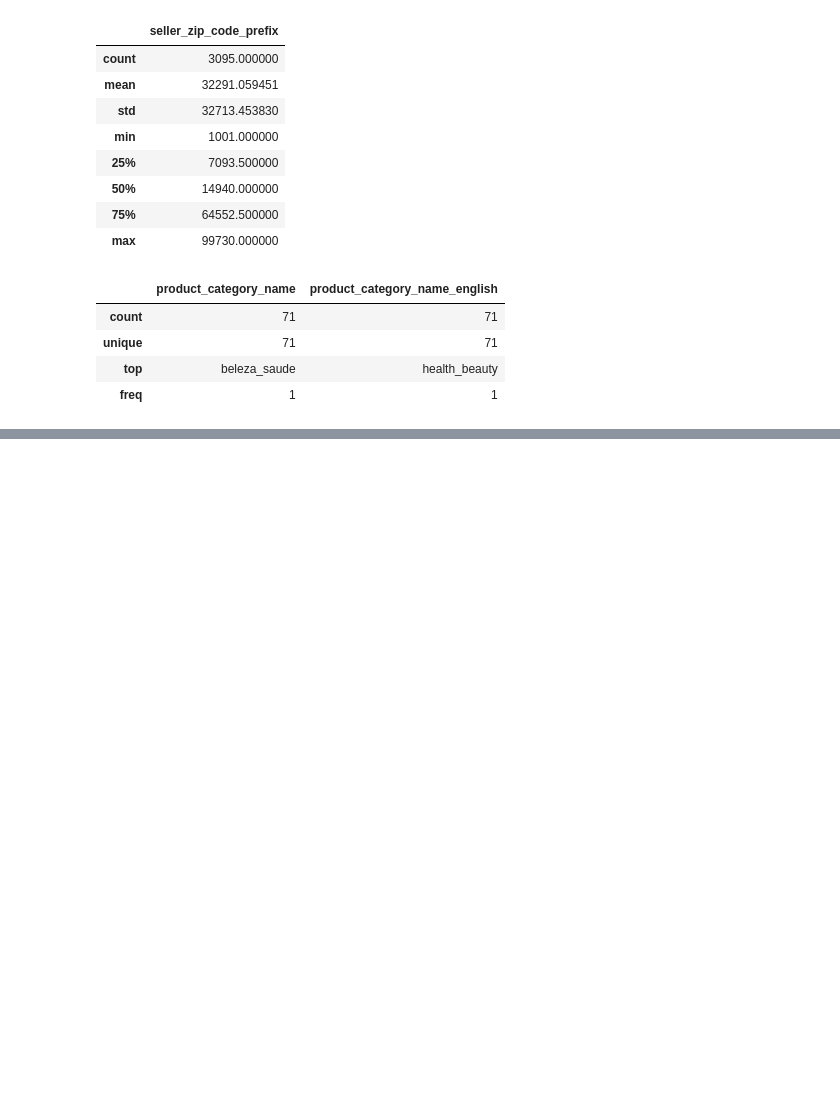
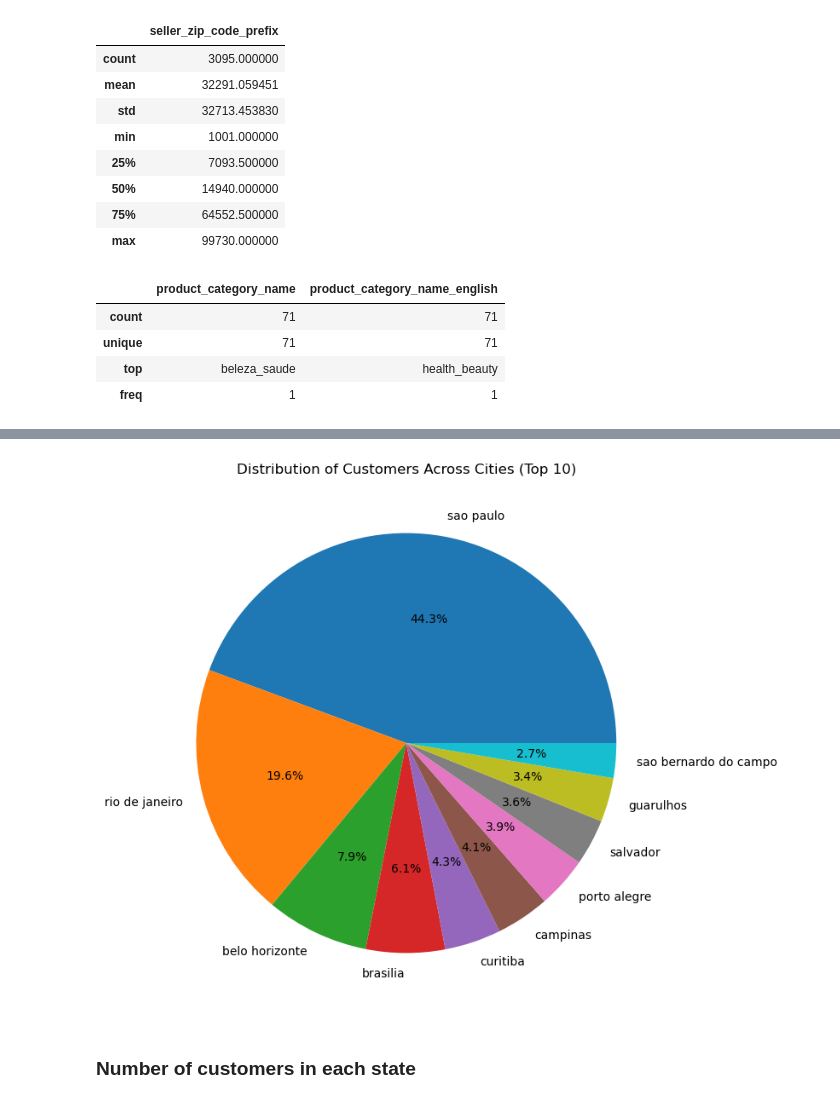
Before and after one commit to MaxLopezSalgado/brazilian_e-commerce, a Jupyter notebook: EDA/EDA.ipynb, the cells around one changed output, grey strips where cells are left out. Cells and saved outputs as stored; diff of their text form; code cells hidden in the pictures; blank space fills up the shorter version.

Commit message:
organized the structure of the extracting/plotting of the datasets

```diff
--- a/EDA/EDA.ipynb
+++ b/EDA/EDA.ipynb
@@ -225,0 +299,14 @@ display(cleaned_product_category_name_translation.describe())
+# %%
+zip_code_counts = cleaned_customers['customer_zip_code_prefix'].value_counts().reset_index()
+zip_code_counts.columns = ['Zip Code Prefix', 'Count']
+
+city_counts = cleaned_customers['customer_city'].value_counts().reset_index()
+city_counts.columns = ['City', 'Count']
+
+# Display the distribution of zip code prefixes
+print("Distribution of customers across zip code prefixes:")
+print(zip_code_counts.head(10))
+
+# Display the distribution of cities
+print("\nDistribution of customers across cities:")
+print(city_counts.head(10))
@@ -225,0 +331,9 @@ display(cleaned_product_category_name_translation.describe())
+# %%
+plt.figure(figsize=(8, 8))
+plt.pie(city_counts['Count'][:10], labels=city_counts['City'][:10], autopct='%1.1f%%')
+plt.title('Distribution of Customers Across Cities (Top 10)')
+plt.show()
+# %% [output]
+[figure, added]
+# %% [markdown]
+### Number of customers in each state
```
Also changed, not shown: parts of 27 cells of this notebook.
